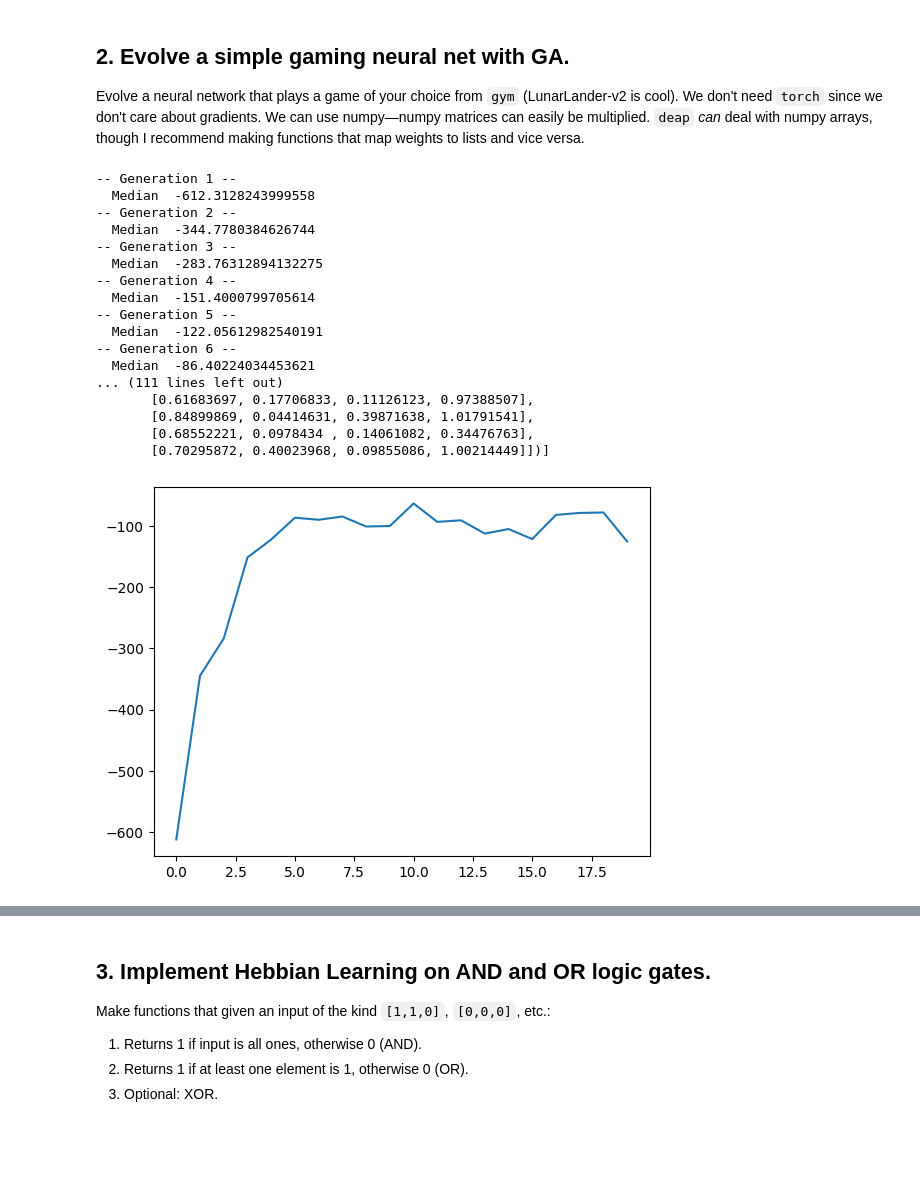
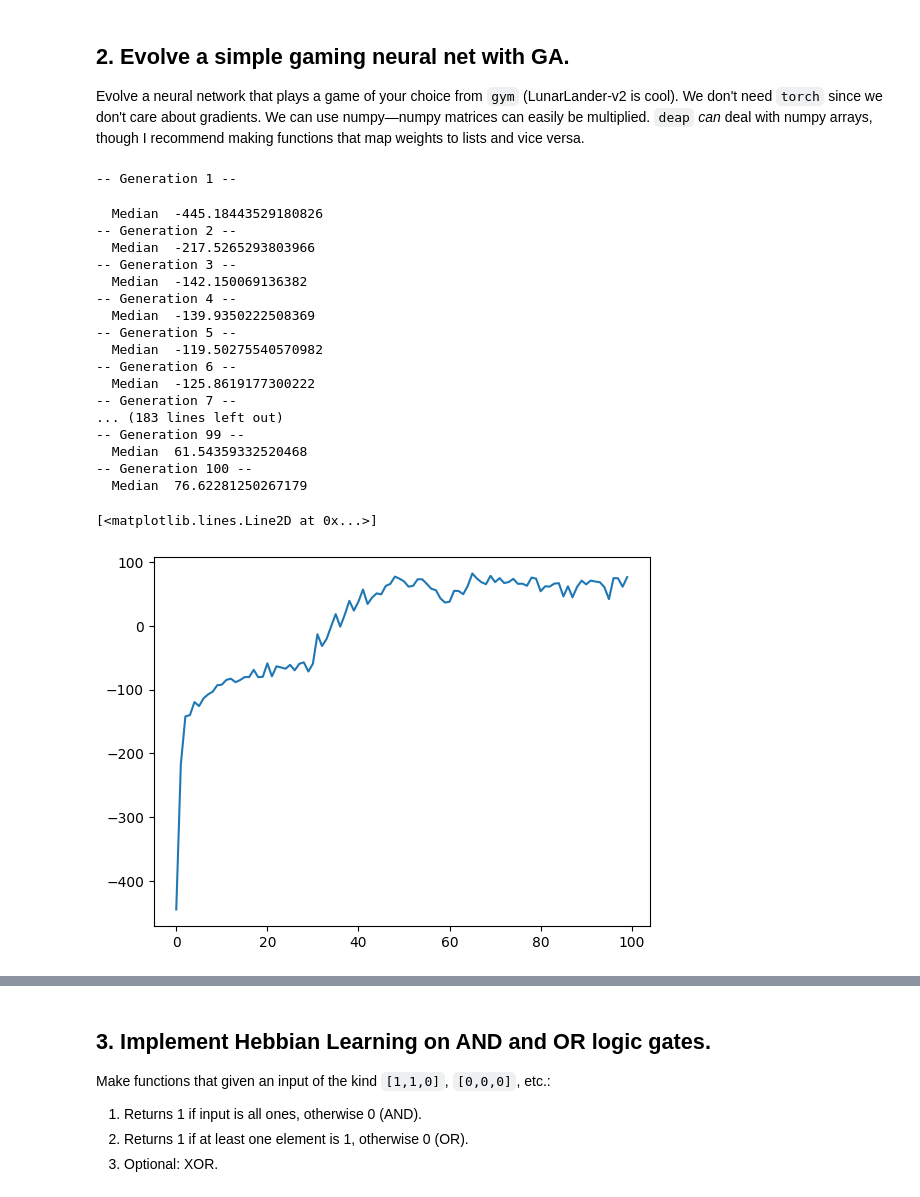
Before and after one commit to MariaRadmer/DeepLearn, a Jupyter notebook: labs/lab7.ipynb, the cells around one changed output, grey strips where cells are left out. Drawn from its saved outputs; the diff is of its cells as text; code cells hidden in the pictures; blank space fills up the shorter version.

```diff
--- a/labs/lab7.ipynb
+++ b/labs/lab7.ipynb
@@ -390,7 +390,7 @@ def eval_network(individual):
     max_actions_count = 0
 
     while (not done) and (max_actions_count < max_actions):
-        action = get_action(individual, state)  # env.action_space.sample #
+        action = get_action(individual, state)
         next_state, reward, done, _, _ = env.step(action)
         total_r += reward
         state = next_state
@@ -405,7 +405,8 @@ def mutate_network(offspring):
         if random.random() <= mutate_chance:
             for layer in individual:
                 for node in layer:
-                    toolbox.mutate(node)
+                    if random.random() <= 0.2:
+                        toolbox.mutate(node)
         if random.random() <= mutate_chance:
             tools.mutGaussian(individual,0.0,0.2,0.5)
     return offspring
@@ -413,77 +414,53 @@ def mutate_network(offspring):
 
 toolbox.register("evaluate", eval_network)
 
-
-# Variable keeping track of the number of generations
-
-
 ys = []
 
 # 30 itr 70pop = ca. 1min
-itr = 20#200
-pop_size = 30#300
-
+itr = 100
+pop_size = 300
 
 generation = 0
 pop = toolbox.population(n=pop_size)
 best_eval = np.float64(0)
 best = None
-
-# Begin the evolution
 
 plt.ion()
 while generation < itr:
 
     generation = generation + 1
     print("-- Generation %i --" % generation)
 
     offspring = toolbox.select(pop,len(pop))
     offspring = list(map(toolbox.clone, offspring))
 
     mutate_network(offspring)
     for i in range(len(offspring)):
-        #print(i,(len(offspring)))
         eval_fit = toolbox.evaluate(offspring[i])
-
-
-        if eval_fit > best_eval:
-            best_eval = eval_fit
-            best = offspring[i]
-            best.fitness.values = eval_fit
-
         offspring[i].fitness.values = eval_fit
     pop[:] = offspring
     fits = fitness_for_population(pop)
 
-
-filename = '7.2-Best_4.txt'
-
-file = open(filename, 'wb')
-pickle.dump(best,file)
-file.close()
-
-print(best)
-
+env.close()
 plt.plot(fitness)
-env.close()
-
-# 125 gen should be above 100
 # %% [output]
 -- Generation 1 --
-  Median  -612.3128243999558
--- Generation 2 --
-  Median  -344.7780384626744
--- Generation 3 --
-  Median  -283.76312894132275
--- Generation 4 --
-  Median  -151.4000799705614
--- Generation 5 --
-  Median  -122.05612982540191
--- Generation 6 --
-  Median  -86.40224034453621
-... (111 lines left out)
-       [0.61683697, 0.17706833, 0.11126123, 0.97388507],
-       [0.84899869, 0.04414631, 0.39871638, 1.01791541],
-       [0.68552221, 0.0978434 , 0.14061082, 0.34476763],
-       [0.70295872, 0.40023968, 0.09855086, 1.00214449]])]
+  Median  -445.18443529180826
+-- Generation 2 --
+  Median  -217.5265293803966
+-- Generation 3 --
+  Median  -142.150069136382
+-- Generation 4 --
+  Median  -139.9350222508369
+-- Generation 5 --
+  Median  -119.50275540570982
+-- Generation 6 --
+  Median  -125.8619177300222
+-- Generation 7 --
+... (183 lines left out)
+-- Generation 99 --
+  Median  61.54359332520468
+-- Generation 100 --
+  Median  76.62281250267179
+[<matplotlib.lines.Line2D at 0x...>]
-[figure, old version]
+[figure, new version]
```
Also changed, not shown: parts of 4 cells of this notebook, 5 other files.
